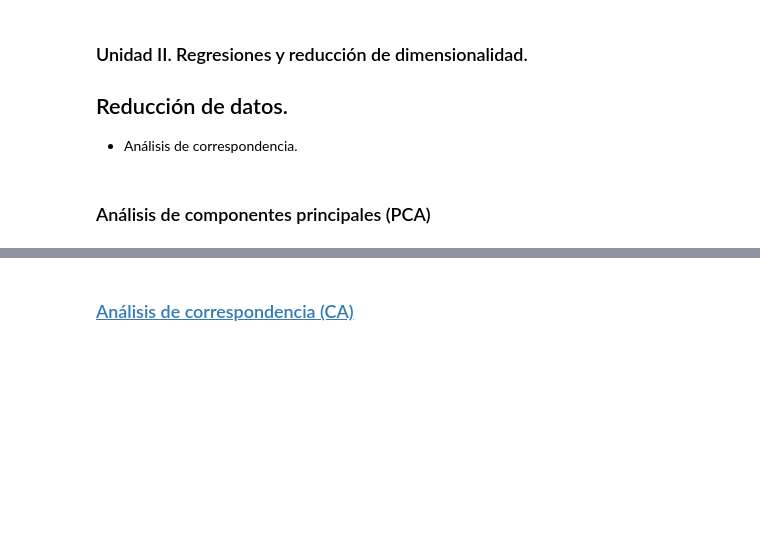
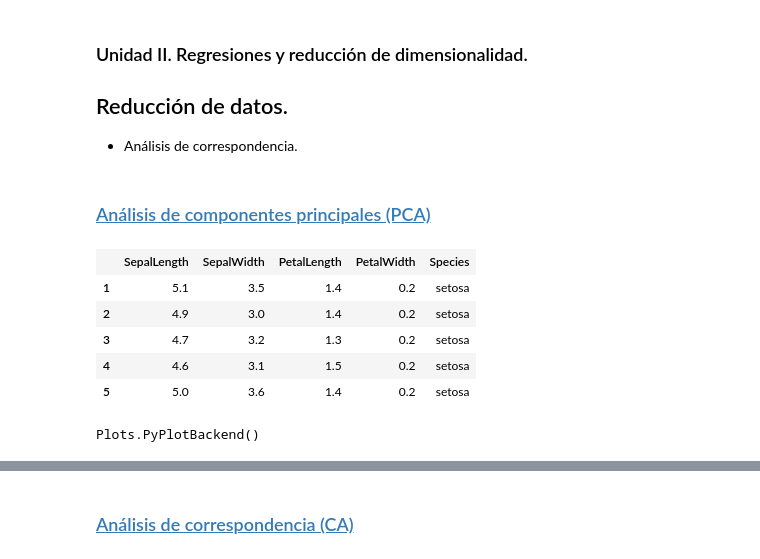
Before and after one commit to diegozea/AnalisisDeDatosCualitativos.jl, a Jupyter notebook: material/II.5.ReduccionDeDatos.ipynb, the cells around one changed output, grey strips where cells are left out. Cells and saved outputs as stored; diff of their text form; code cells hidden in the pictures; blank space fills up the shorter version.

```diff
--- a/material/II.5.ReduccionDeDatos.ipynb
+++ b/material/II.5.ReduccionDeDatos.ipynb
@@ -5,4 +5,20 @@
 
 - Análisis de correspondencia.
 # %% [markdown]
-### Análisis de componentes principales (PCA)
+### [Análisis de componentes principales (PCA)](https://en.wikipedia.org/wiki/Principal_component_analysis)
+# %%
+using RDatasets
+iris = dataset("datasets","iris")
+head(iris, 5)
+# %% [output]
+|  | SepalLength | SepalWidth | PetalLength | PetalWidth | Species |
+| 1 | 5.1 | 3.5 | 1.4 | 0.2 | setosa |
+| 2 | 4.9 | 3.0 | 1.4 | 0.2 | setosa |
+| 3 | 4.7 | 3.2 | 1.3 | 0.2 | setosa |
+| 4 | 4.6 | 3.1 | 1.5 | 0.2 | setosa |
+| 5 | 5.0 | 3.6 | 1.4 | 0.2 | setosa |
+# %%
+using Plots
+pyplot(size=(300,300))
+# %% [output]
+Plots.PyPlotBackend()
```
Also changed, not shown: parts of 18 cells of this notebook.
